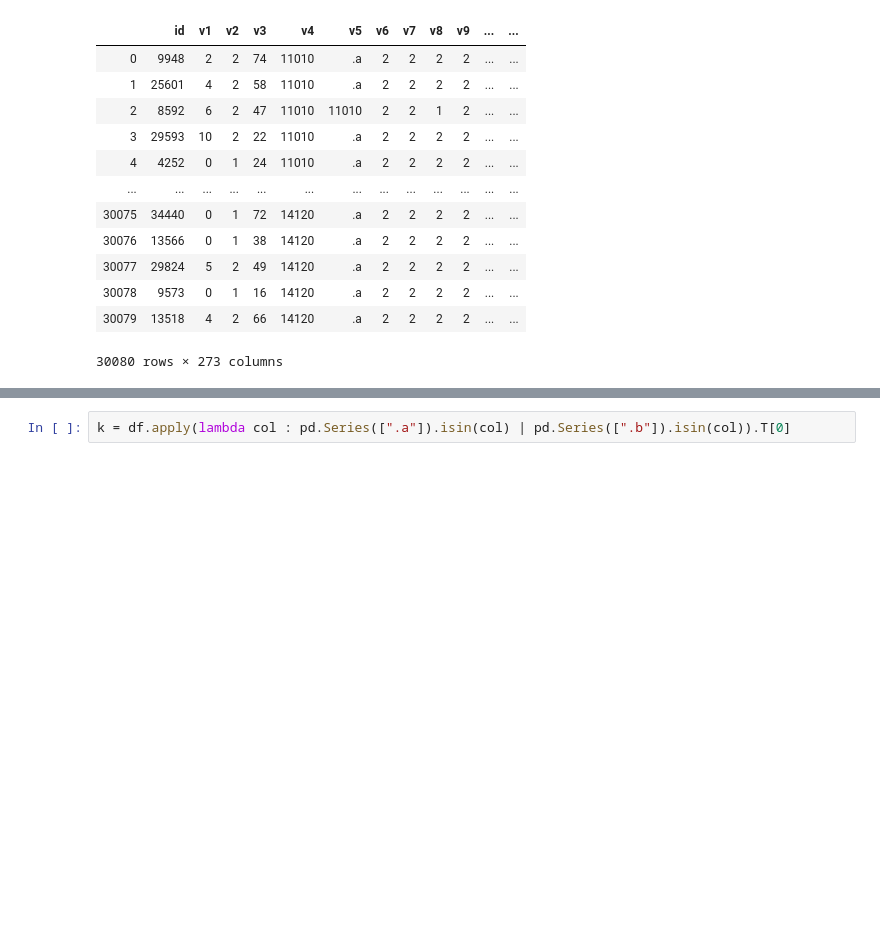
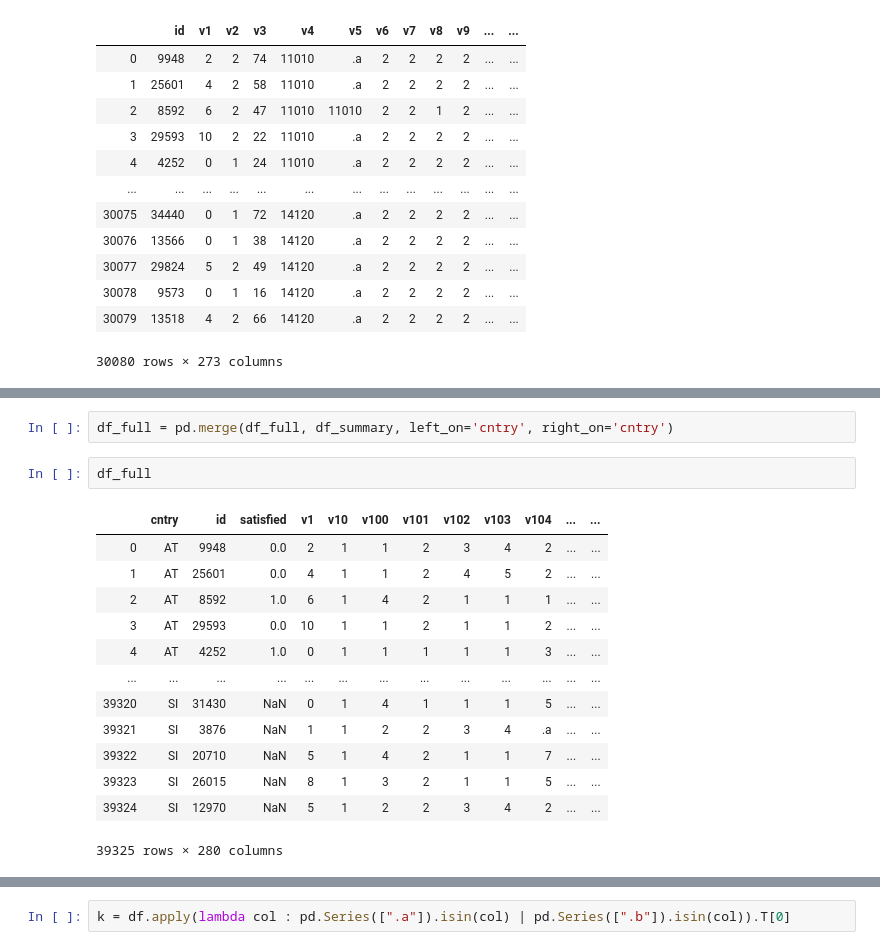
Before and after one commit to tingwei758/Predicting-Life-Satisfaction, a Jupyter notebook: notebooks/EDA.ipynb, the cells around one changed output, grey strips where cells are left out. Saved outputs shown, nothing was run; the diff lists cells and outputs as text; blank space fills up the shorter version.

```diff
--- a/notebooks/EDA.ipynb
+++ b/notebooks/EDA.ipynb
@@ -155,0 +231,18 @@ df[k.index]
+# %%
+df_full = pd.merge(df_full, df_summary, left_on='cntry', right_on='cntry')
+# %%
+df_full
+# %% [output]
+|  | cntry | id | satisfied | v1 | v10 | v100 | v101 | v102 | v103 | v104 | ... | ... |
+| 0 | AT | 9948 | 0.0 | 2 | 1 | 1 | 2 | 3 | 4 | 2 | ... | ... |
+| 1 | AT | 25601 | 0.0 | 4 | 1 | 1 | 2 | 4 | 5 | 2 | ... | ... |
+| 2 | AT | 8592 | 1.0 | 6 | 1 | 4 | 2 | 1 | 1 | 1 | ... | ... |
+| 3 | AT | 29593 | 0.0 | 10 | 1 | 1 | 2 | 1 | 1 | 2 | ... | ... |
+| 4 | AT | 4252 | 1.0 | 0 | 1 | 1 | 1 | 1 | 1 | 3 | ... | ... |
+| ... | ... | ... | ... | ... | ... | ... | ... | ... | ... | ... | ... | ... |
+| 39320 | SI | 31430 | NaN | 0 | 1 | 4 | 1 | 1 | 1 | 5 | ... | ... |
+| 39321 | SI | 3876 | NaN | 1 | 1 | 2 | 2 | 3 | 4 | .a | ... | ... |
+| 39322 | SI | 20710 | NaN | 5 | 1 | 4 | 2 | 1 | 1 | 7 | ... | ... |
+| 39323 | SI | 26015 | NaN | 8 | 1 | 3 | 2 | 1 | 1 | 5 | ... | ... |
+| 39324 | SI | 12970 | NaN | 5 | 1 | 2 | 2 | 3 | 4 | 2 | ... | ... |
+39325 rows × 280 columns
```
Also changed, not shown: parts of 17 cells of this notebook, 11 other files.
